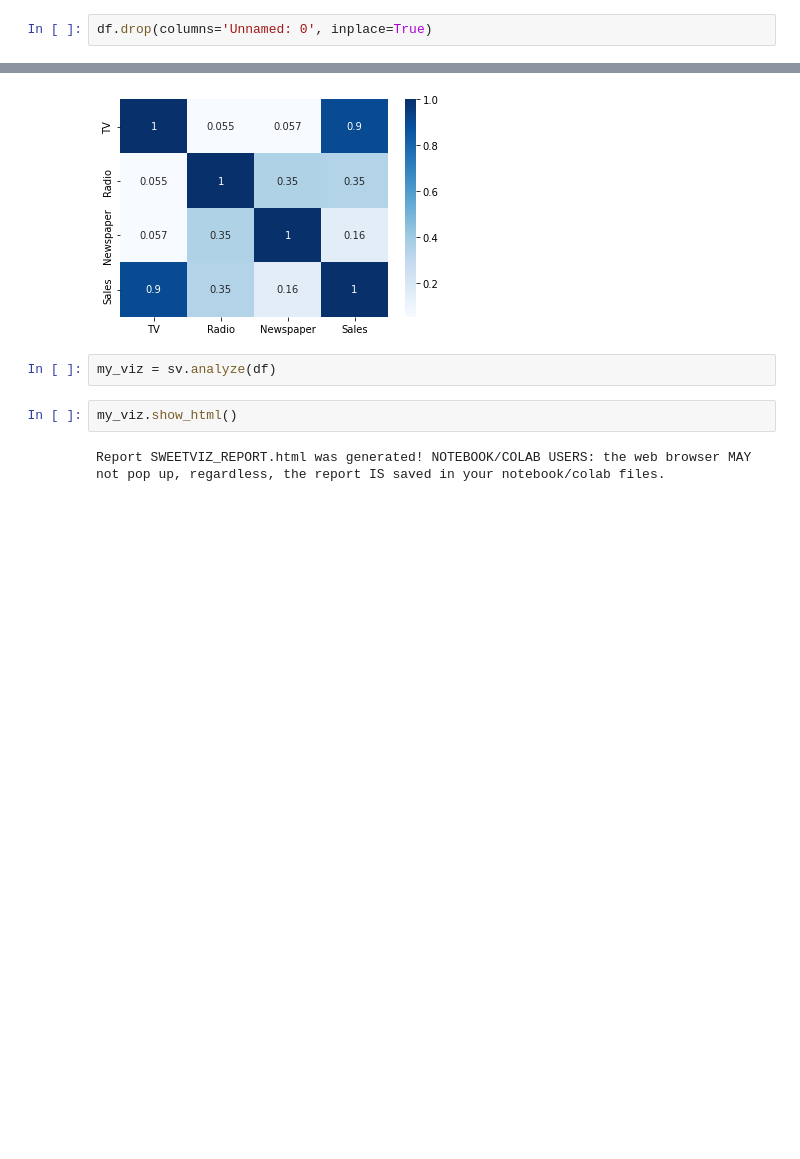
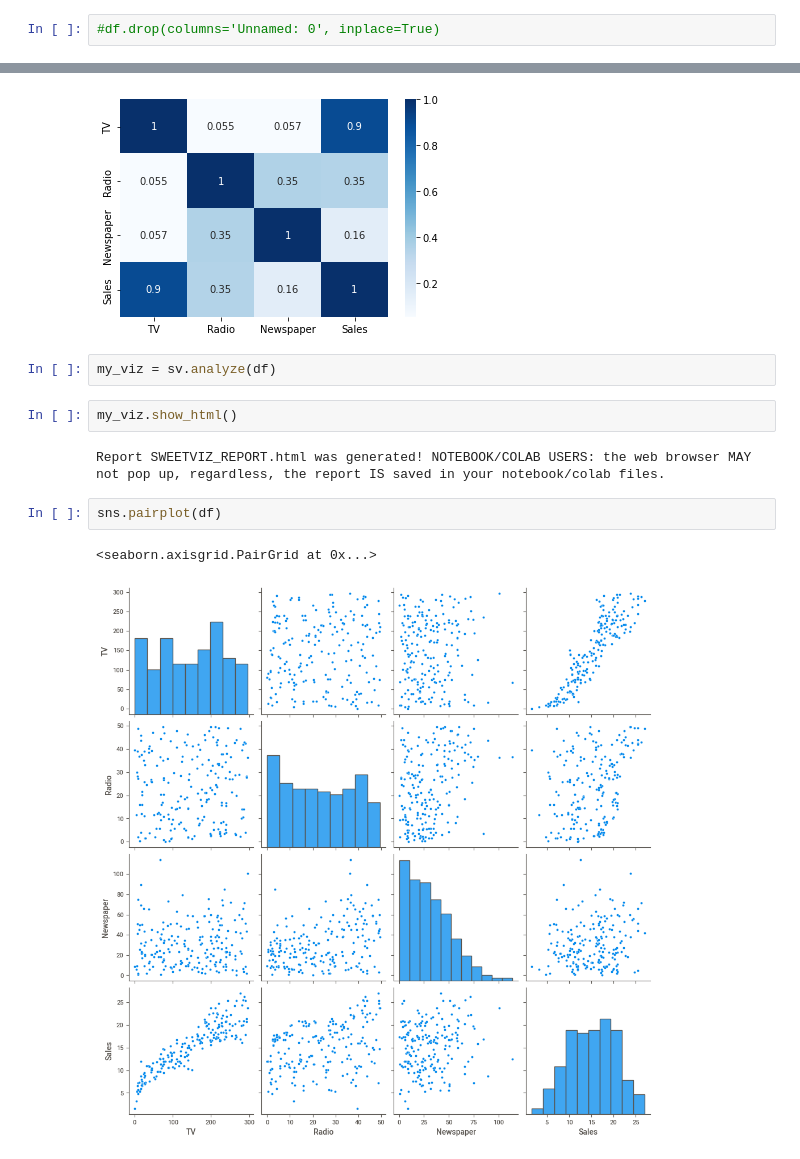
Before and after one commit to joanasampaio07/joanasampaio07, a Jupyter notebook: Maratona_Ciência_de_Dados_do_zero_a_primeira_vaga.ipynb, the cells around one changed output, grey strips where cells are left out. Saved outputs shown, nothing was run; the diff lists cells and outputs as text; blank space fills up the shorter version.

```diff
--- a/Maratona_Ciência_de_Dados_do_zero_a_primeira_vaga.ipynb
+++ b/Maratona_Ciência_de_Dados_do_zero_a_primeira_vaga.ipynb
@@ -84,5 +91,5 @@ df.describe().round(2)
 # %%
-df.drop(columns='Unnamed: 0', inplace=True)
+#df.drop(columns='Unnamed: 0', inplace=True)
 # %%
 df.head()
 # %% [output]
@@ -132,3 +139,8 @@ my_viz = sv.analyze(df)
 my_viz.show_html()
 # %% [output]
 Report SWEETVIZ_REPORT.html was generated! NOTEBOOK/COLAB USERS: the web browser MAY not pop up, regardless, the report IS saved in your notebook/colab files.
+# %%
+sns.pairplot(df)
+# %% [output]
+<seaborn.axisgrid.PairGrid at 0x...>
+[figure, added]
```
Also changed, not shown: parts of 40 cells of this notebook.
